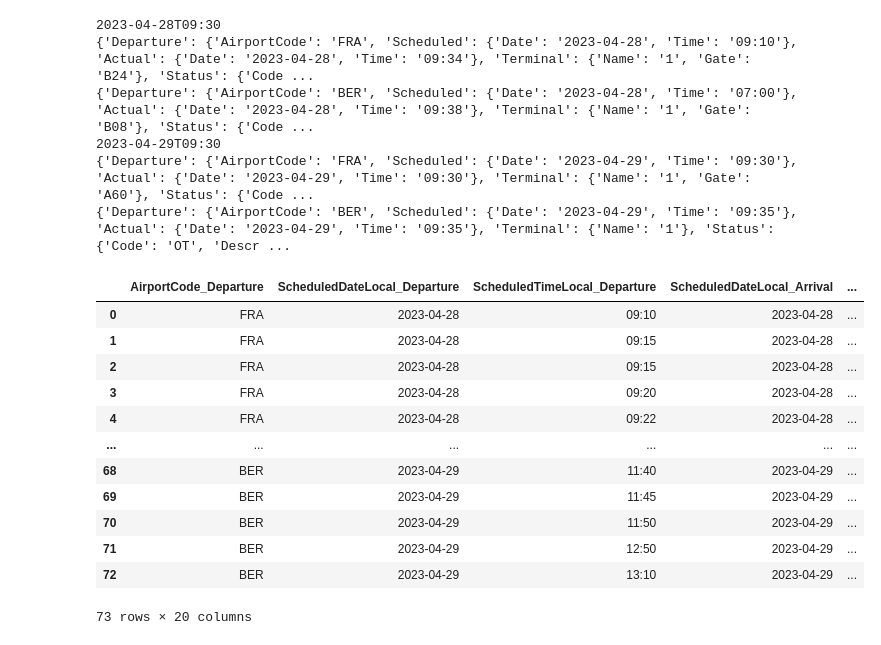
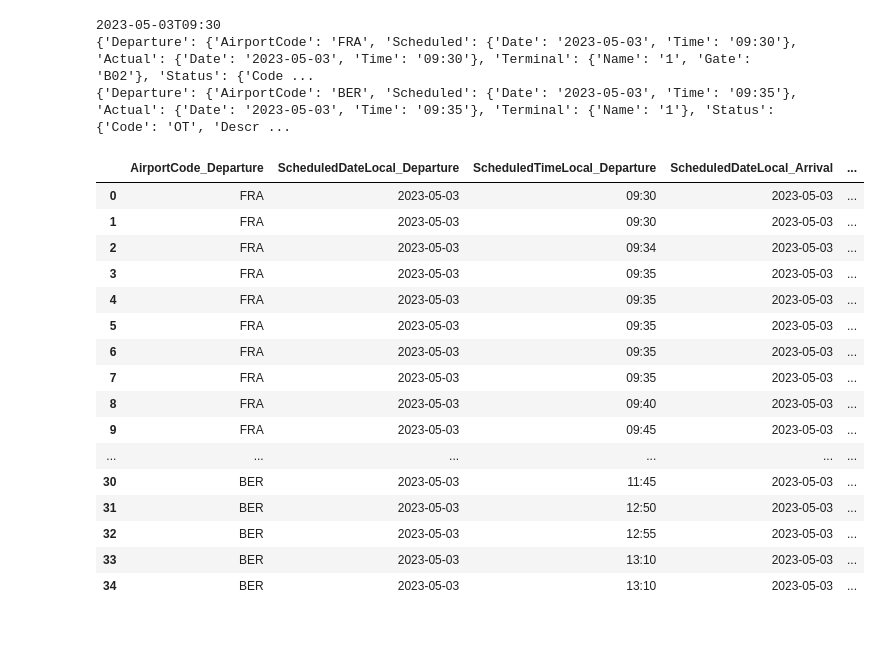
Before and after one commit to xzo75017/DST-airlines, a Jupyter notebook: test-project-departure.ipynb, the cells around one changed output. Cells and saved outputs as stored; diff of their text form; code cells hidden in the pictures.

```diff
--- a/test-project-departure.ipynb
+++ b/test-project-departure.ipynb
@@ -2,13 +2,17 @@
 import pandas as pd
 import requests
 from datetime import datetime, timedelta
-def departure():
+def departure(airports_codes, Access_Token):
     liste_Departure = []
     #Requête via la protocole HTTP
     airports_codes= ["FRA","BER"]
-    d = '2023-04-27T09:30'
+    d = '2023-05-02T09:30'
 
     dt = datetime.strptime(d, '%Y-%m-%dT%H:%M')
+
+
+    authentification = {}
+    authentification["Authorization"] = "Bearer " + Access_Token
 
     while dt< datetime.now() :
         g = dt+timedelta(days = 1)
@@ -17,7 +21,7 @@ def departure():
 
         print(g)
         for airport_code in airports_codes:
-            data_Departure_flight = requests.get(f'https://api.lufthansa.com/v1/operations/customerflightinformation/departures/{airport_code}/{g}' , headers={'Authorization': 'Bearer czdgawxxync46475qcdsg7qr'}).json()
+            data_Departure_flight = requests.get(f'https://api.lufthansa.com/v1/operations/customerflightinformation/departures/{airport_code}/{g}' , headers=authentification).json()
         #Visualisation du fichier json on remarque que la liste est à data_arrival_flight['FlightInformation']['Flights']['Flight'] + visualisation des clés des dictionnaires
             print(data_Departure_flight['FlightInformation']['Flights']['Flight'][0])
         #Boucle sur chaque élément de la liste
@@ -133,25 +137,26 @@ def departure():
     Departure_departure = Departure_departure.drop(['Departure',	'Arrival',	'OperatingCarrier',	'Equipment','Status','MarketingCarrierList' ], axis = 1)
     return Departure_departure
 # %%
-depart = departure()
+depart = departure(["FRA","BER"],"nejxzmud785t6gk23huv3wqr")
 depart.head(100)
 # %% [output]
-2023-04-28T09:30
-{'Departure': {'AirportCode': 'FRA', 'Scheduled': {'Date': '2023-04-28', 'Time': '09:10'}, 'Actual': {'Date': '2023-04-28', 'Time': '09:34'}, 'Terminal': {'Name': '1', 'Gate': 'B24'}, 'Status': {'Code ...
-{'Departure': {'AirportCode': 'BER', 'Scheduled': {'Date': '2023-04-28', 'Time': '07:00'}, 'Actual': {'Date': '2023-04-28', 'Time': '09:38'}, 'Terminal': {'Name': '1', 'Gate': 'B08'}, 'Status': {'Code ...
-2023-04-29T09:30
-{'Departure': {'AirportCode': 'FRA', 'Scheduled': {'Date': '2023-04-29', 'Time': '09:30'}, 'Actual': {'Date': '2023-04-29', 'Time': '09:30'}, 'Terminal': {'Name': '1', 'Gate': 'A60'}, 'Status': {'Code ...
-{'Departure': {'AirportCode': 'BER', 'Scheduled': {'Date': '2023-04-29', 'Time': '09:35'}, 'Actual': {'Date': '2023-04-29', 'Time': '09:35'}, 'Terminal': {'Name': '1'}, 'Status': {'Code': 'OT', 'Descr ...
+2023-05-03T09:30
+{'Departure': {'AirportCode': 'FRA', 'Scheduled': {'Date': '2023-05-03', 'Time': '09:30'}, 'Actual': {'Date': '2023-05-03', 'Time': '09:30'}, 'Terminal': {'Name': '1', 'Gate': 'B02'}, 'Status': {'Code ...
+{'Departure': {'AirportCode': 'BER', 'Scheduled': {'Date': '2023-05-03', 'Time': '09:35'}, 'Actual': {'Date': '2023-05-03', 'Time': '09:35'}, 'Terminal': {'Name': '1'}, 'Status': {'Code': 'OT', 'Descr ...
 |  | AirportCode_Departure | ScheduledDateLocal_Departure | ScheduledTimeLocal_Departure | ScheduledDateLocal_Arrival | ... |
-| 0 | FRA | 2023-04-28 | 09:10 | 2023-04-28 | ... |
-| 1 | FRA | 2023-04-28 | 09:15 | 2023-04-28 | ... |
-| 2 | FRA | 2023-04-28 | 09:15 | 2023-04-28 | ... |
-| 3 | FRA | 2023-04-28 | 09:20 | 2023-04-28 | ... |
-| 4 | FRA | 2023-04-28 | 09:22 | 2023-04-28 | ... |
+| 0 | FRA | 2023-05-03 | 09:30 | 2023-05-03 | ... |
+| 1 | FRA | 2023-05-03 | 09:30 | 2023-05-03 | ... |
+| 2 | FRA | 2023-05-03 | 09:34 | 2023-05-03 | ... |
+| 3 | FRA | 2023-05-03 | 09:35 | 2023-05-03 | ... |
+| 4 | FRA | 2023-05-03 | 09:35 | 2023-05-03 | ... |
+| 5 | FRA | 2023-05-03 | 09:35 | 2023-05-03 | ... |
+| 6 | FRA | 2023-05-03 | 09:35 | 2023-05-03 | ... |
+| 7 | FRA | 2023-05-03 | 09:35 | 2023-05-03 | ... |
+| 8 | FRA | 2023-05-03 | 09:40 | 2023-05-03 | ... |
+| 9 | FRA | 2023-05-03 | 09:45 | 2023-05-03 | ... |
 | ... | ... | ... | ... | ... | ... |
-| 68 | BER | 2023-04-29 | 11:40 | 2023-04-29 | ... |
-| 69 | BER | 2023-04-29 | 11:45 | 2023-04-29 | ... |
-| 70 | BER | 2023-04-29 | 11:50 | 2023-04-29 | ... |
-| 71 | BER | 2023-04-29 | 12:50 | 2023-04-29 | ... |
-| 72 | BER | 2023-04-29 | 13:10 | 2023-04-29 | ... |
+| 30 | BER | 2023-05-03 | 11:45 | 2023-05-03 | ... |
+| 31 | BER | 2023-05-03 | 12:50 | 2023-05-03 | ... |
+| 32 | BER | 2023-05-03 | 12:55 | 2023-05-03 | ... |
+| 33 | BER | 2023-05-03 | 13:10 | 2023-05-03 | ... |
+| 34 | BER | 2023-05-03 | 13:10 | 2023-05-03 | ... |
-73 rows × 20 columns
```
